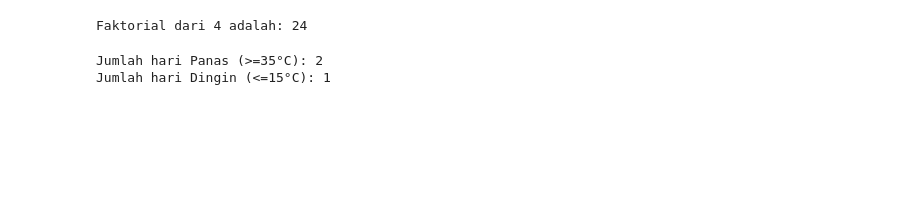
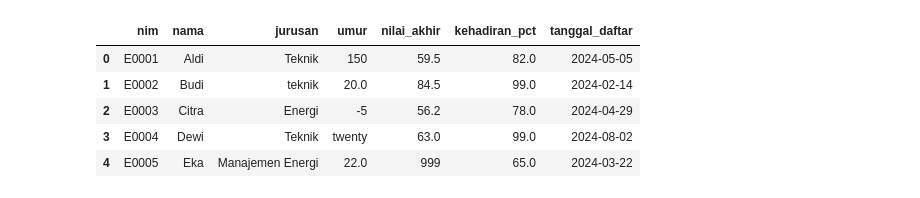
Before and after one commit to rifahalwani60-ui/Pemrograman-Dasar, a Jupyter notebook: Untitled0.ipynb, the cells around one changed output. Drawn from its saved outputs; the diff is of its cells as text; code cells hidden in the pictures; blank space fills up the shorter version.

```diff
--- a/Untitled0.ipynb
+++ b/Untitled0.ipynb
@@ -119,41 +2,0 @@ Skor 48 mendapat predikat: E
-# %%
-# SOAL 5: Menghitung Faktorial dengan Loop While
-def hitung_faktorial(n):
-    """Menghitung faktorial dari bilangan positif n."""
-    hasil = 1
-
-    # Perulangan berjalan selama n lebih besar dari 1
-    while n > 1:
-        hasil *= n
-        n -= 1
-    return hasil
-
-
-# Pemanggilan:
-bilangan_n = 4
-print(f"Faktorial dari {bilangan_n} adalah: {hitung_faktorial(bilangan_n)}")
-# %% [output]
-Faktorial dari 4 adalah: 24
-# %%
-# SOAL 6: Analisis Data Suhu Ekstrem (for dan if/elif)
-def analisis_suhu(data_suhu):
-    """Menghitung jumlah hari Panas dan Dingin dari data_suhu."""
-    panas_count = 0
-    dingin_count = 0
-
-    for suhu in data_suhu:
-        if suhu >= 35:
-            panas_count += 1
-        elif suhu <= 15:
-            dingin_count += 1
-
-    return panas_count, dingin_count
-
-# Pemanggilan:
-suhu_mingguan = [36, 30, 14, 25, 38, 16, 28]
-jumlah_panas, jumlah_dingin = analisis_suhu(suhu_mingguan)
-print(f"Jumlah hari Panas (>=35°C): {jumlah_panas}")
-print(f"Jumlah hari Dingin (<=15°C): {jumlah_dingin}")
-# %% [output]
-Jumlah hari Panas (>=35°C): 2
-Jumlah hari Dingin (<=15°C): 1
@@ -159,0 +9,2 @@ Jumlah hari Dingin (<=15°C): 1
+# %%
+Rifa_Halwani = pd.read_csv('//mahasiswa.csv')
@@ -159,0 +14,9 @@ Jumlah hari Dingin (<=15°C): 1
+# %%
+Rifa_Halwani.head()
+# %% [output]
+|  | nim | nama | jurusan | umur | nilai_akhir | kehadiran_pct | tanggal_daftar |
+| 0 | E0001 | Aldi | Teknik | 150 | 59.5 | 82.0 | 2024-05-05 |
+| 1 | E0002 | Budi | teknik | 20.0 | 84.5 | 99.0 | 2024-02-14 |
+| 2 | E0003 | Citra | Energi | -5 | 56.2 | 78.0 | 2024-04-29 |
+| 3 | E0004 | Dewi | Teknik | twenty | 63.0 | 99.0 | 2024-08-02 |
+| 4 | E0005 | Eka | Manajemen Energi | 22.0 | 999 | 65.0 | 2024-03-22 |
```
Also changed, not shown: parts of 56 cells of this notebook.
